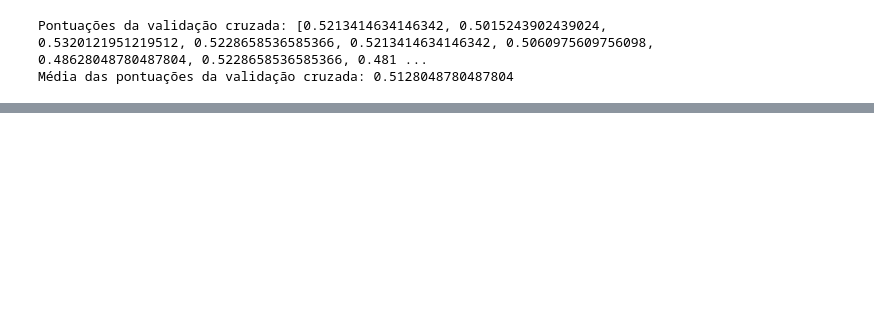
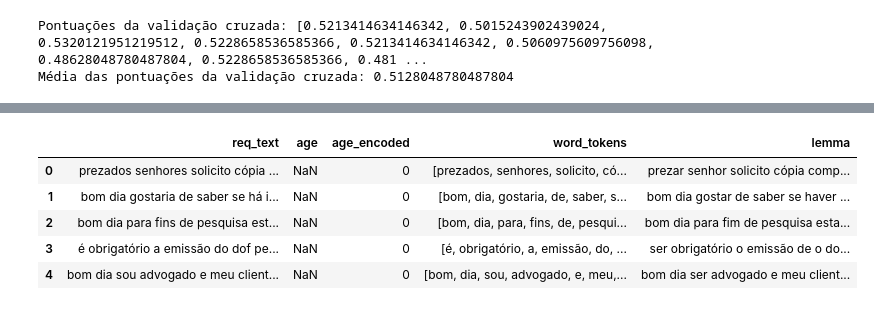
Before and after one commit to felmateos/age-group-classifier, a Jupyter notebook: main.ipynb, the cells around one changed output, grey strips where cells are left out. Saved outputs shown, nothing was run; the diff lists cells and outputs as text; code cells hidden in the pictures; blank space fills up the shorter version.

```diff
--- a/main.ipynb
+++ b/main.ipynb
@@ -232,0 +257,14 @@ with open('models_dump/SVM+RF_CV52_T50.pkl', 'wb') as file:
+# %%
+preprocess.encode_class(ep2_teste, 'age')
+
+preprocess.tokenize(ep2_teste, 'req_text', True, True)
+
+preprocess.lemmatize(ep2_teste, 'word_tokens', True)
+ep2_teste.head()
+# %% [output]
+|  | req_text | age | age_encoded | word_tokens | lemma |
+| 0 | prezados senhores solicito cópia ... | NaN | 0 | [prezados, senhores, solicito, có... | prezar senhor solicito cópia comp... |
+| 1 | bom dia gostaria de saber se há i... | NaN | 0 | [bom, dia, gostaria, de, saber, s... | bom dia gostar de saber se haver ... |
+| 2 | bom dia para fins de pesquisa est... | NaN | 0 | [bom, dia, para, fins, de, pesqui... | bom dia para fim de pesquisa esta... |
+| 3 | é obrigatório a emissão do dof pe... | NaN | 0 | [é, obrigatório, a, emissão, do, ... | ser obrigatório o emissão de o do... |
+| 4 | bom dia sou advogado e meu client... | NaN | 0 | [bom, dia, sou, advogado, e, meu,... | bom dia ser advogado e meu client... |
```
Also changed, not shown: parts of 22 cells of this notebook, 4 other files.
